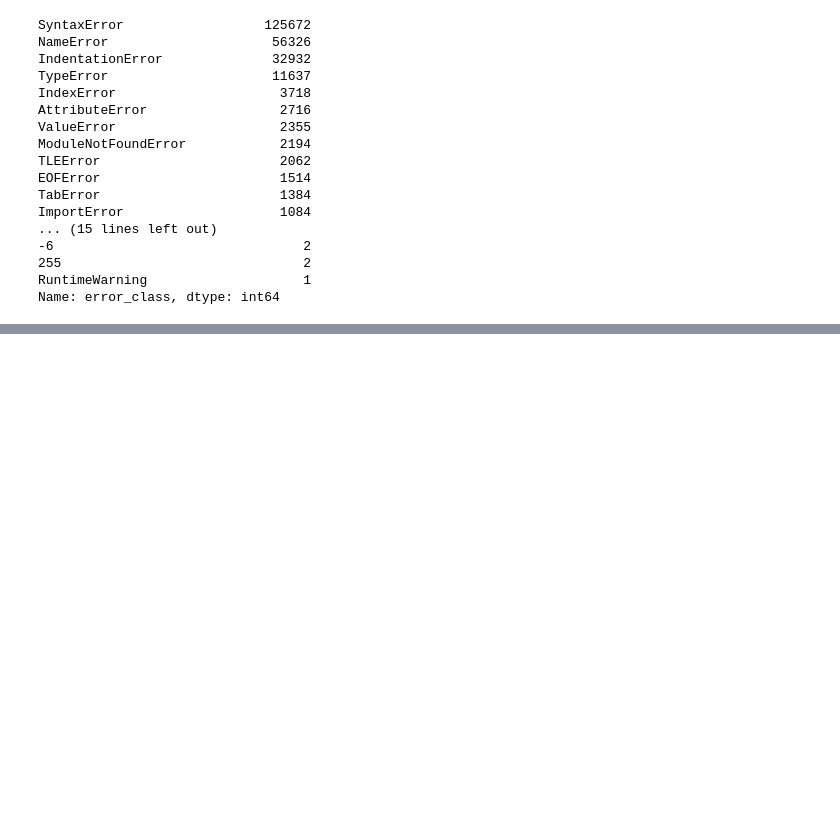
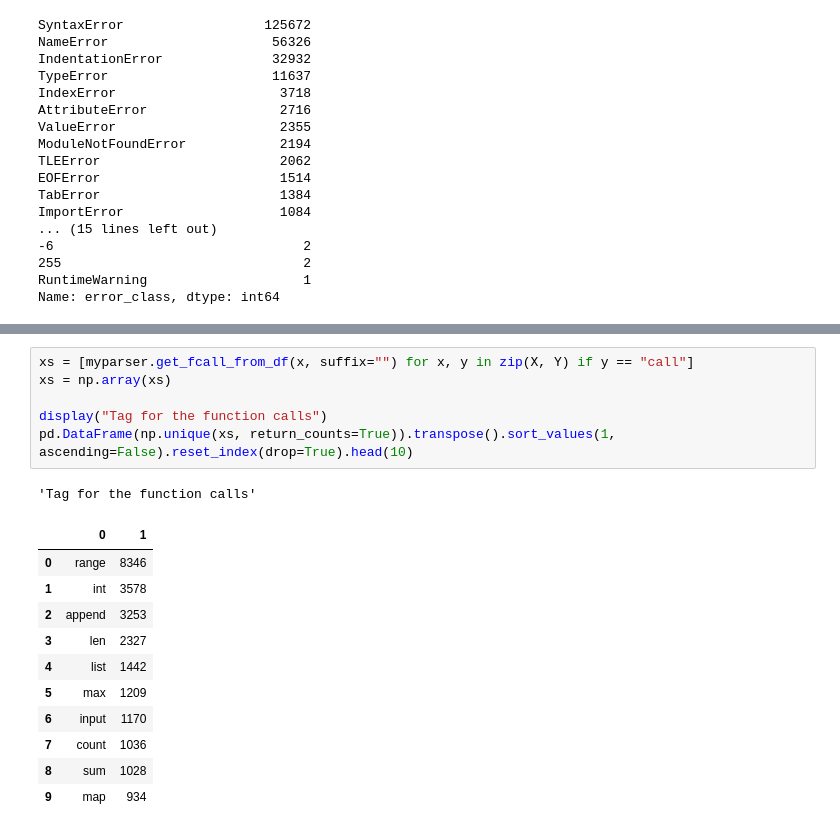
Before and after one commit to alexjercan/bug-detection, a Jupyter notebook: DataExploration.ipynb, the cells around one changed output, grey strips where cells are left out. Saved outputs shown, nothing was run; the diff lists cells and outputs as text; blank space fills up the shorter version.

```diff
--- a/DataExploration.ipynb
+++ b/DataExploration.ipynb
@@ -269,0 +363,19 @@ Name: error_class, dtype: int64
+# %%
+xs = [myparser.get_fcall_from_df(x, suffix="") for x, y in zip(X, Y) if y == "call"]
+xs = np.array(xs)
+
+display("Tag for the function calls")
+pd.DataFrame(np.unique(xs, return_counts=True)).transpose().sort_values(1, ascending=False).reset_index(drop=True).head(10)
+# %% [output]
+'Tag for the function calls'
+|  | 0 | 1 |
+| 0 | range | 8346 |
+| 1 | int | 3578 |
+| 2 | append | 3253 |
+| 3 | len | 2327 |
+| 4 | list | 1442 |
+| 5 | max | 1209 |
+| 6 | input | 1170 |
+| 7 | count | 1036 |
+| 8 | sum | 1028 |
+| 9 | map | 934 |
```
Also changed, not shown: parts of 14 cells of this notebook, 3 other files.
